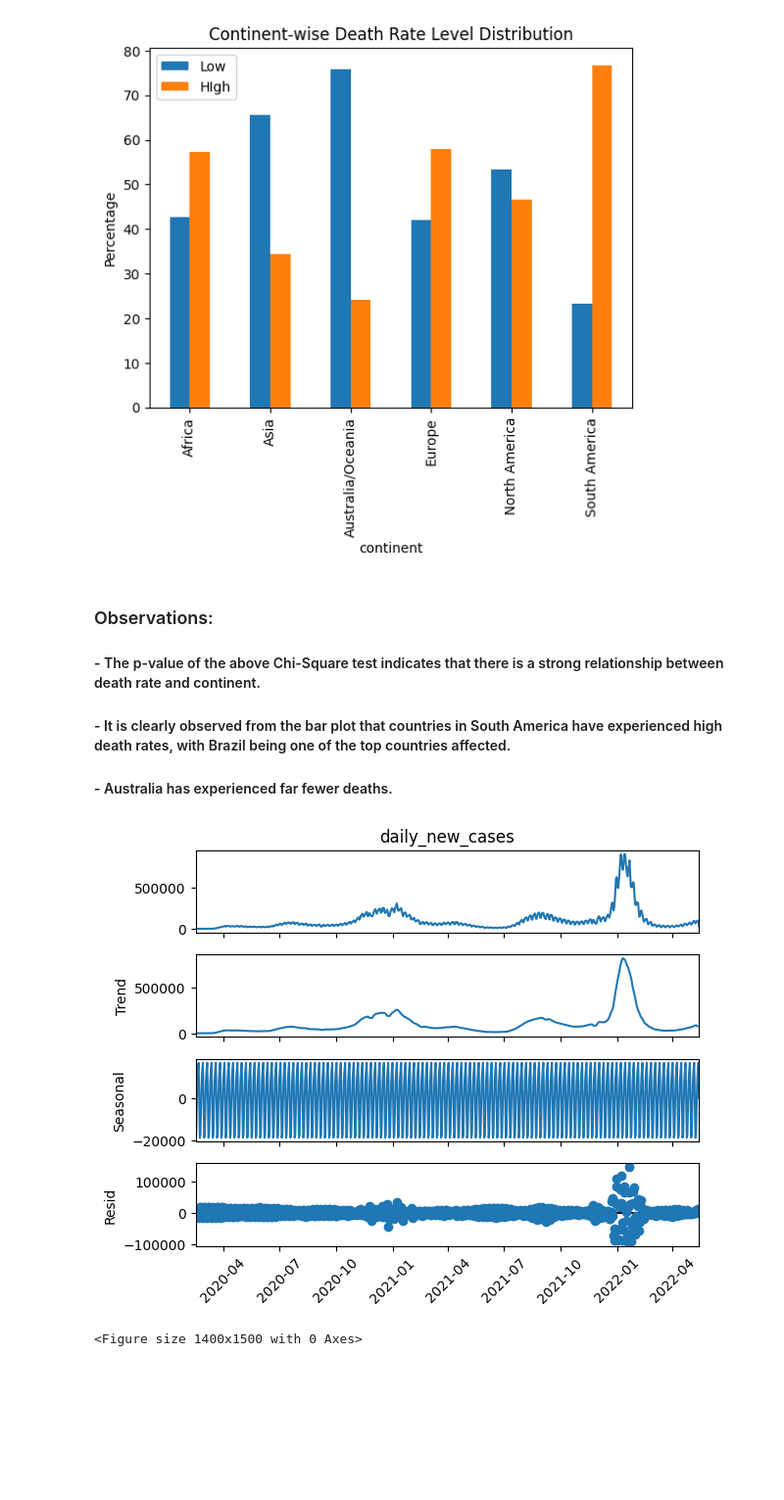
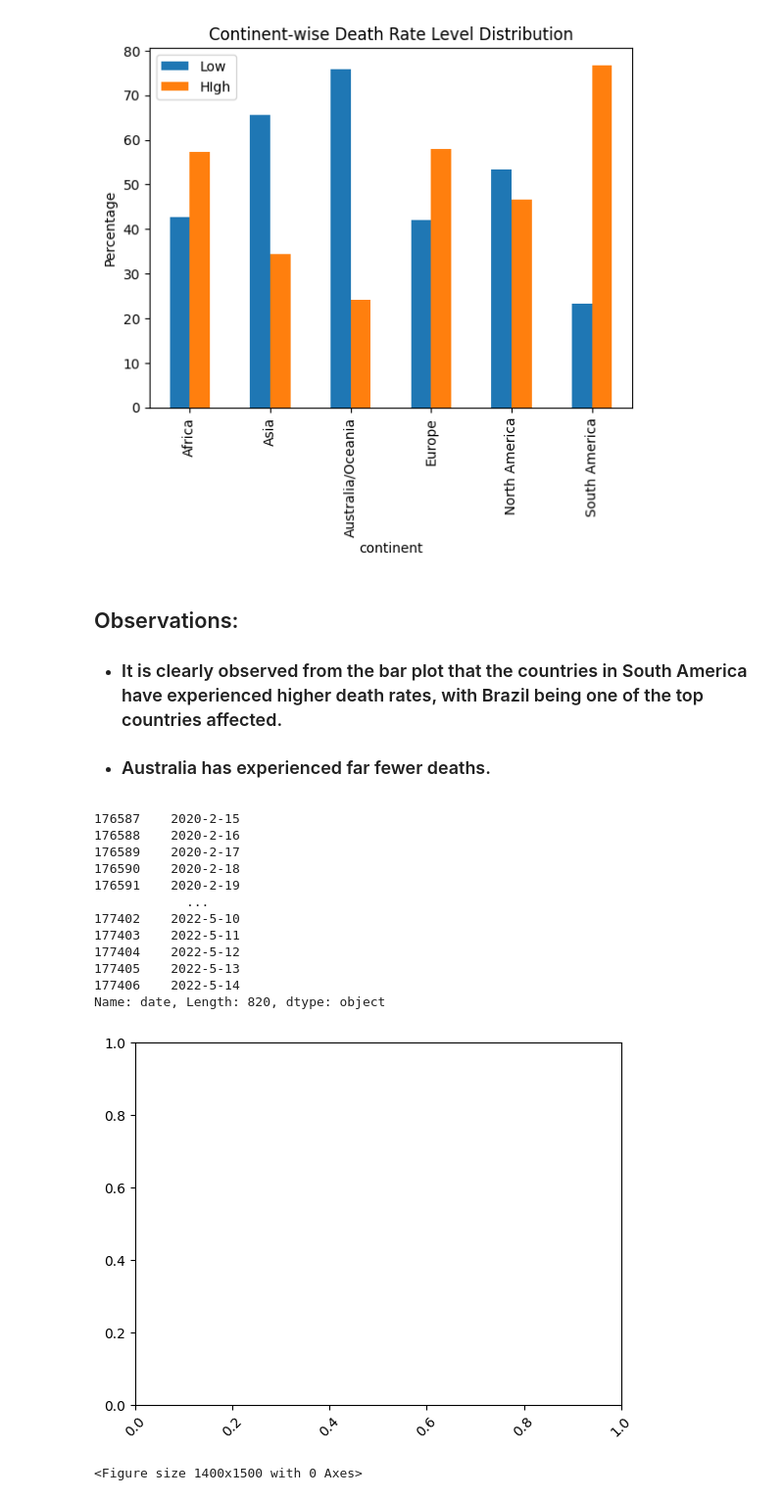
Before and after one commit to tajwinder-singh/covid-19-statistical-analysis, a Jupyter notebook: COVID19_Statistical_Analysis.ipynb, the cells around one changed output. Shown: that part at 98% size. Saved outputs shown, nothing was run; the diff lists cells and outputs as text; code cells hidden in the pictures; blank space fills up the shorter version.

```diff
--- a/COVID19_Statistical_Analysis.ipynb
+++ b/COVID19_Statistical_Analysis.ipynb
@@ -311,25 +315,43 @@ plt.show()
 # %% [output]
 [figure]
 # %% [markdown]
-### Observations:
+## Observations:
 
-#### - The p-value of the above Chi-Square test indicates that there is a strong relationship between death rate and continent.
+- ### It is clearly observed from the bar plot that the countries in South America have experienced higher death rates, with Brazil being one of the top countries affected.
 
-#### - It is clearly observed from the bar plot that countries in South America have experienced high death rates, with Brazil being one of the top countries affected.
-
-#### - Australia has experienced far fewer deaths.
+- ### Australia has experienced far fewer deaths.
+# %%
+usa_df.loc[:, 'date'] # checking the order of dates
+# %% [output]
+176587    2020-2-15
+176588    2020-2-16
+176589    2020-2-17
+176590    2020-2-18
+176591    2020-2-19
+            ...
+177402    2022-5-10
+177403    2022-5-11
+177404    2022-5-12
+177405    2022-5-13
+177406    2022-5-14
+Name: date, Length: 820, dtype: object
 # %%
 from statsmodels.tsa.seasonal import seasonal_decompose
-"""seasonal_decompose will check the date-wise seasonality of daily_new_cases by the period of 7 which will give a trend of the daily new cases on the basis of the week and that will give an
-understanding to identify if there is a weekly pattern of cases"""
 
-usa_df.loc[:,'date'] = pd.to_datetime(usa_df['date'])  # converting date into date time var
-usa_df.set_index('date', inplace = True)  # making the date variable as index
+"""seasonal_decompose will check the date-wise seasonality of daily_new_cases by the period
+of 7 which will give the trend of daily new cases on the basis of week. This will give an
+understanding to identify whether there is a weekly pattern of cases"""
+
+usa_df.loc[:,'date'] = pd.to_datetime(usa_df['date'])  # converting 'date' into date time var
+usa_df.set_index('date', inplace = True)  # setting the 'date' variable as an index
 
 result = seasonal_decompose(usa_df['daily_new_cases'].dropna(), model='additive', period=7)
-result.plot() # plotting the result
 plt.xticks(rotation = 45)
+
+"""model = 'additive' means that there is an assumption that 'trend', 'seasonality' and 'errors' are being added up to give the final value.
+For example if the number of cases in a certain day are 500, then these were formed by adding 300 of trend, 150 of seasonal and 50 of errors."""
+
 plt.show()
 # %% [output]
-[figure, old version]
+[figure, new version]
 # %%
```
Also changed, not shown: parts of 21 cells of this notebook.
